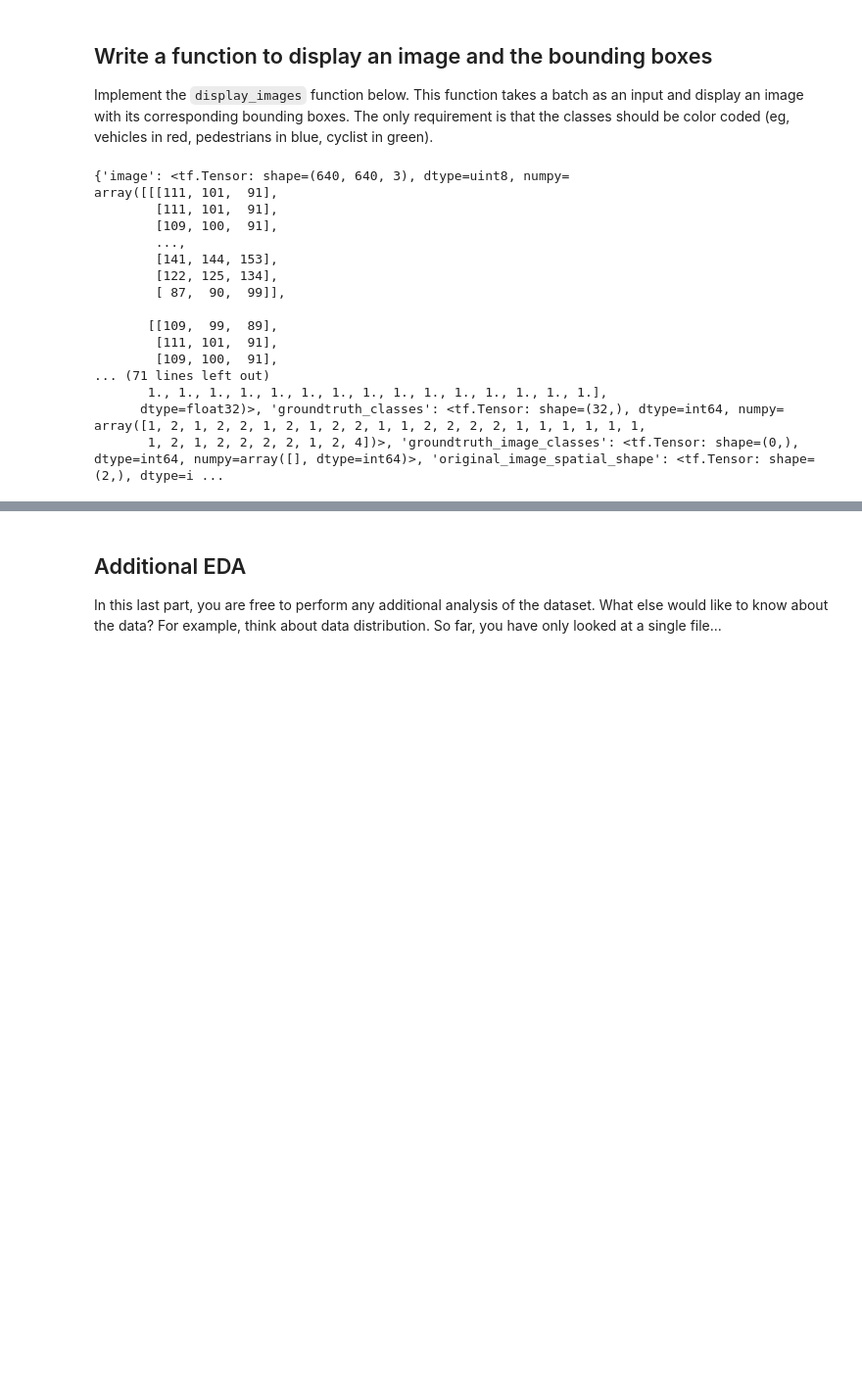
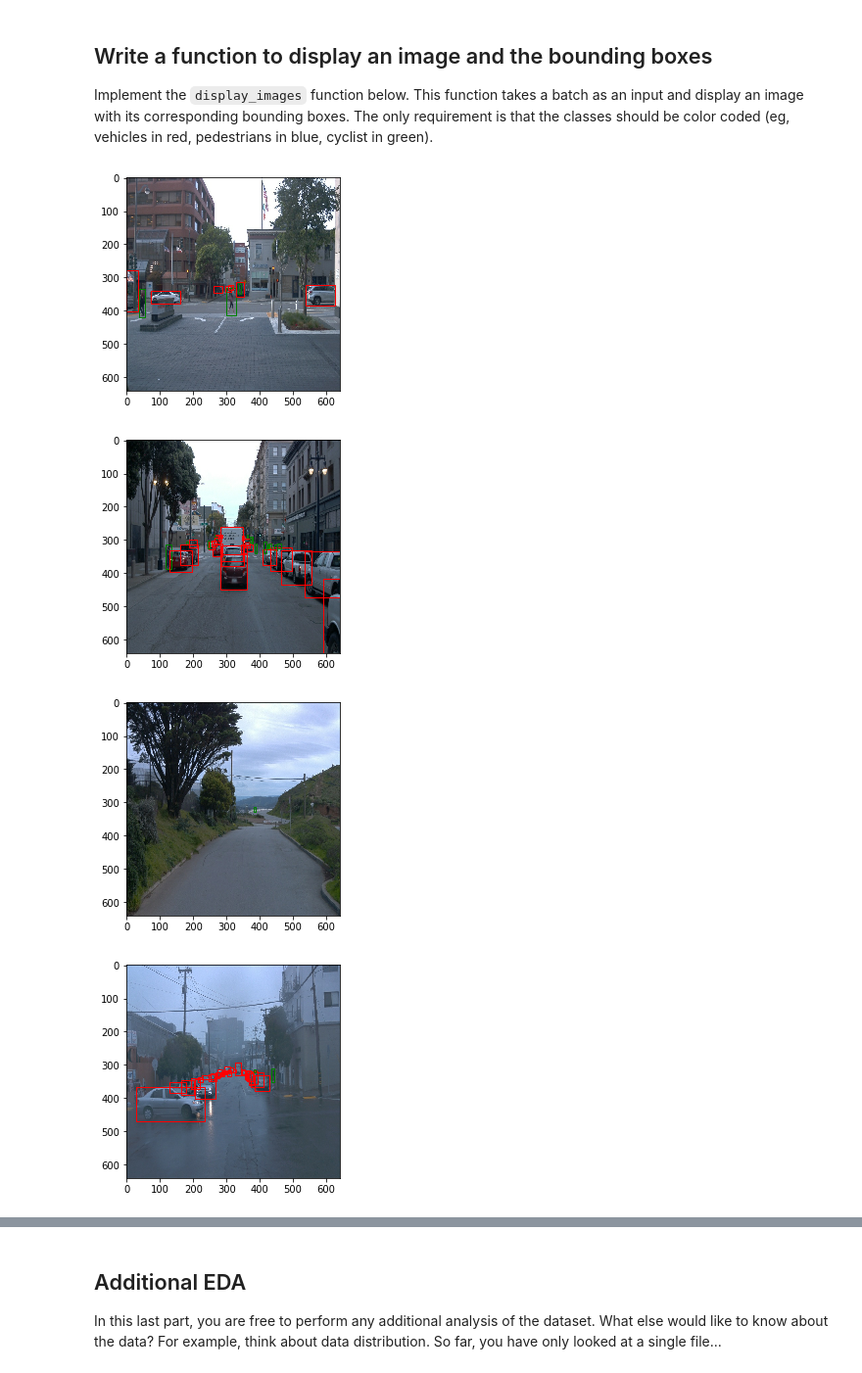
Before and after one commit to Abhishek2011992/SDC-P1, a Jupyter notebook: Exploratory Data Analysis.ipynb, the cells around one changed output, grey strips where cells are left out. Shown at 98% size. Drawn from its saved outputs; the diff is of its cells as text; code cells hidden in the pictures; blank space fills up the shorter version.

```diff
--- a/Exploratory Data Analysis.ipynb
+++ b/Exploratory Data Analysis.ipynb
@@ -72,24 +72,11 @@ Using the dataset created in the second cell and the function you just coded, di
 Implement the `display_images` function below. This function takes a batch as an input and display an image with its corresponding bounding boxes. The only requirement is that the classes should be color coded (eg, vehicles in red, pedestrians in blue, cyclist in green).
 # %%
 # Display 10 random images in dataset
-#display_images(dataset.take(90))
-for data in dataset.take(1):
-    print(data)
+display_images(dataset.take(10))
+#for data in dataset.take(1):
+    #print(data)
 # %% [output]
-{'image': <tf.Tensor: shape=(640, 640, 3), dtype=uint8, numpy=
-array([[[111, 101,  91],
-        [111, 101,  91],
-        [109, 100,  91],
-        ...,
-        [141, 144, 153],
-        [122, 125, 134],
-        [ 87,  90,  99]],
-
-       [[109,  99,  89],
-        [111, 101,  91],
-        [109, 100,  91],
-... (71 lines left out)
-       1., 1., 1., 1., 1., 1., 1., 1., 1., 1., 1., 1., 1., 1., 1.],
-      dtype=float32)>, 'groundtruth_classes': <tf.Tensor: shape=(32,), dtype=int64, numpy=
-array([1, 2, 1, 2, 2, 1, 2, 1, 2, 2, 1, 1, 2, 2, 2, 2, 1, 1, 1, 1, 1, 1,
-       1, 2, 1, 2, 2, 2, 2, 1, 2, 4])>, 'groundtruth_image_classes': <tf.Tensor: shape=(0,), dtype=int64, numpy=array([], dtype=int64)>, 'original_image_spatial_shape': <tf.Tensor: shape=(2,), dtype=i ...
+[figure, added]
+[figure, added]
+[figure, added]
+[figure, added]
```
Also changed, not shown: parts of 1 cell of this notebook, 1 other file.
